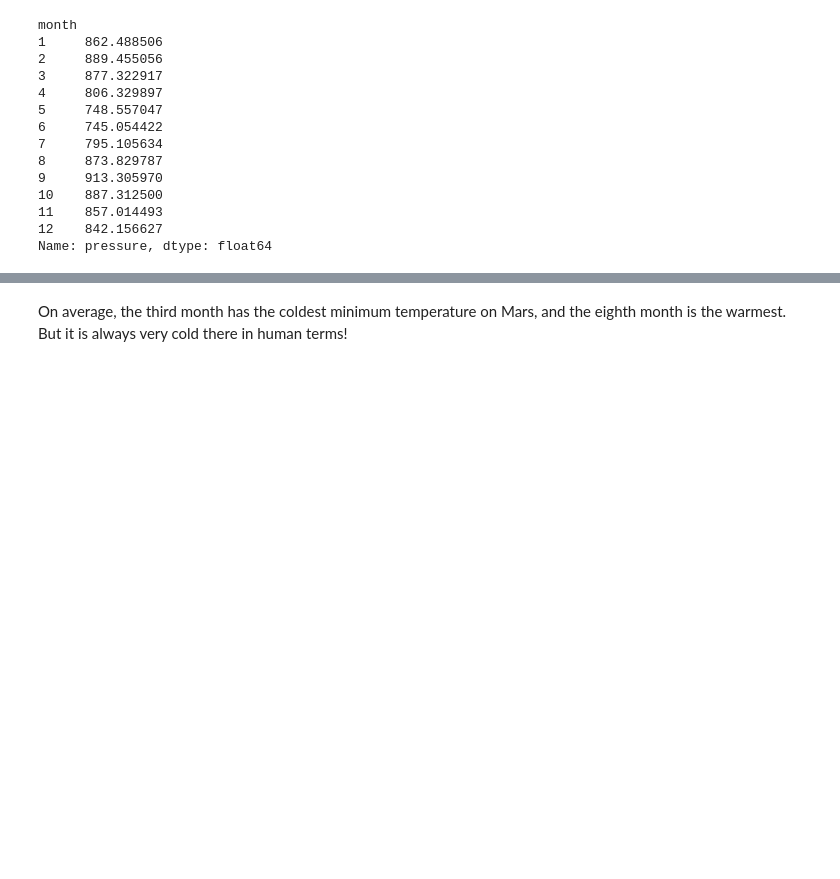
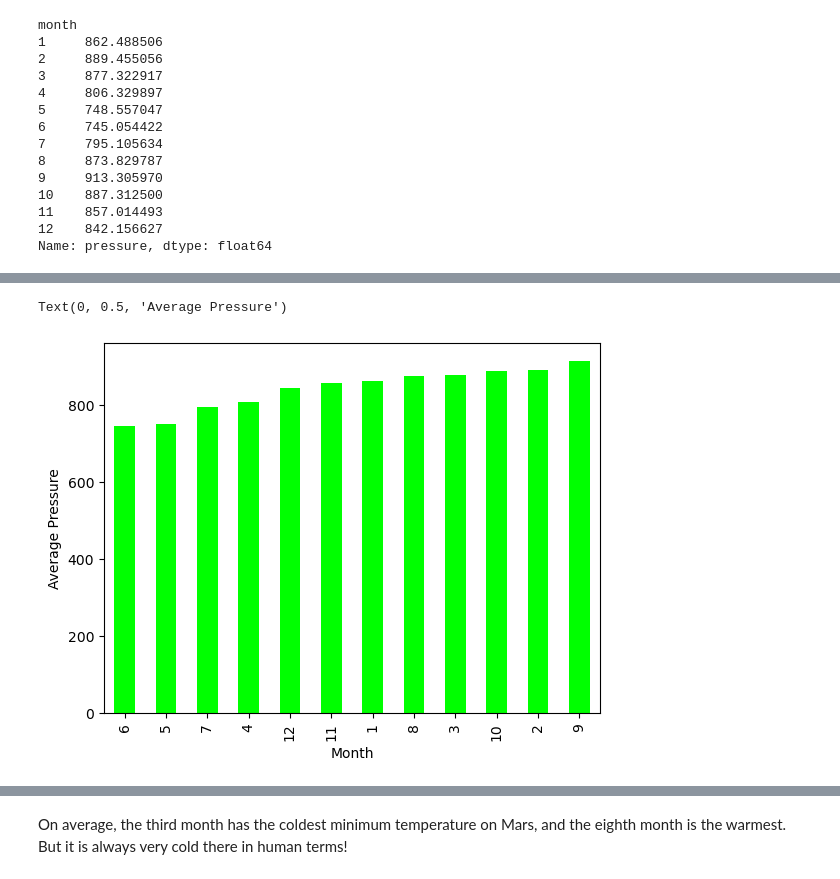
Before and after one commit to Buriteni/Web_Scrapping, a Jupyter notebook: Mars News/Starter_Code/part_2_mars_weather.ipynb, the cells around one changed output, grey strips where cells are left out. Cells and saved outputs as stored; diff of their text form; code cells hidden in the pictures; blank space fills up the shorter version.

```diff
--- a/Mars News/Starter_Code/part_2_mars_weather.ipynb
+++ b/Mars News/Starter_Code/part_2_mars_weather.ipynb
@@ -259,2 +212,12 @@ Name: pressure, dtype: float64
+# %%
+# Plot the average pressure by month
+average_temp = df.groupby('month').mean()['pressure']
+average_temp = average_temp.sort_values(ascending=True)
+average_temp.plot(kind='bar', color='lime')
+plt.xlabel('Month')
+plt.ylabel('Average Pressure')
+# %% [output]
+Text(0, 0.5, 'Average Pressure')
+[figure, added]
 # %%
 # 5. How many terrestrial (earth) days are there in a Martian year?
```
Also changed, not shown: parts of 9 cells of this notebook, 1 other file.
